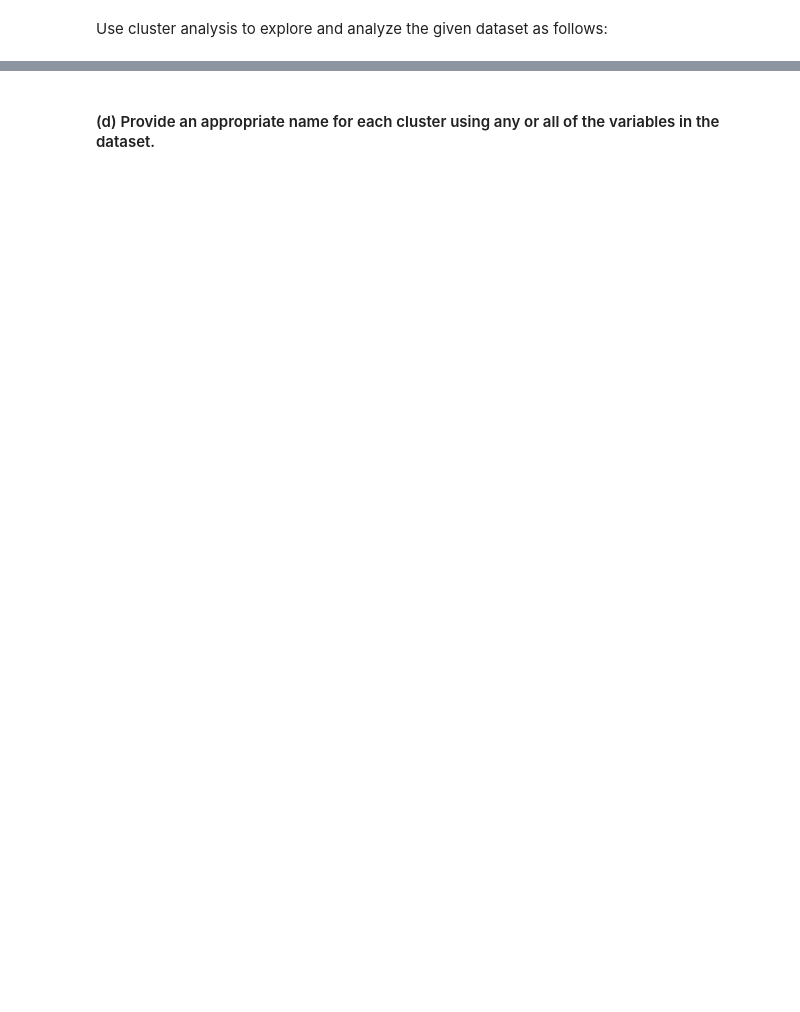
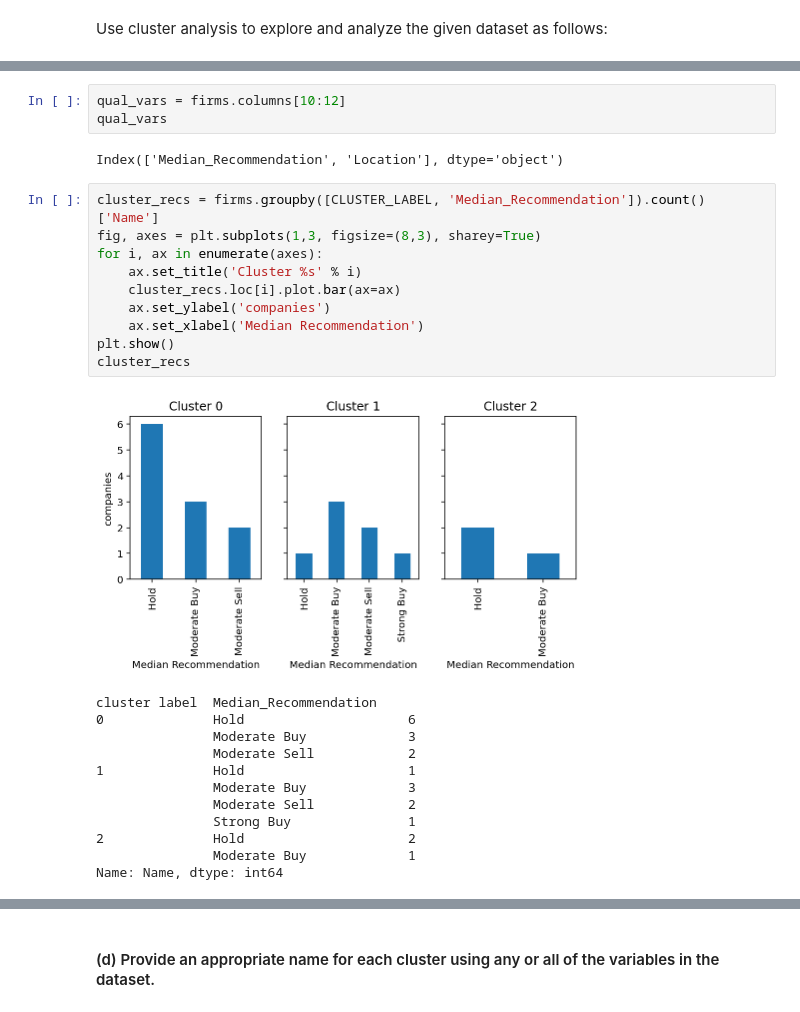
Before and after one commit to aberke/mit-stats-15.077, a Jupyter notebook: pset-7/pset7.ipynb, the cells around one changed output, grey strips where cells are left out. Cells and saved outputs as stored; diff of their text form; blank space fills up the shorter version.

```diff
--- a/pset-7/pset7.ipynb
+++ b/pset-7/pset7.ipynb
@@ -200,0 +341,28 @@ Use cluster analysis to explore and analyze the given dataset as follows:
+# %%
+qual_vars = firms.columns[10:12]
+qual_vars
+# %% [output]
+Index(['Median_Recommendation', 'Location'], dtype='object')
+# %%
+cluster_recs = firms.groupby([CLUSTER_LABEL, 'Median_Recommendation']).count()['Name']
+fig, axes = plt.subplots(1,3, figsize=(8,3), sharey=True)
+for i, ax in enumerate(axes):
+    ax.set_title('Cluster %s' % i)
+    cluster_recs.loc[i].plot.bar(ax=ax)
+    ax.set_ylabel('companies')
+    ax.set_xlabel('Median Recommendation')
+plt.show()
+cluster_recs
+# %% [output]
+[figure, added]
+cluster label  Median_Recommendation
+0              Hold                     6
+               Moderate Buy             3
+               Moderate Sell            2
+1              Hold                     1
+               Moderate Buy             3
+               Moderate Sell            2
+               Strong Buy               1
+2              Hold                     2
+               Moderate Buy             1
+Name: Name, dtype: int64
```
Also changed, not shown: parts of 16 cells of this notebook.
